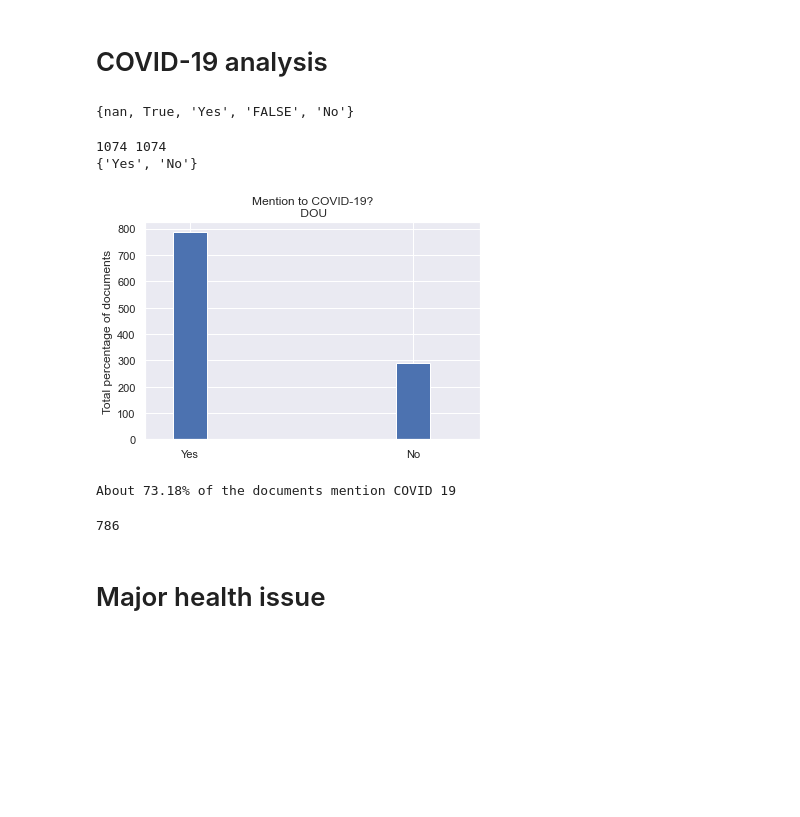
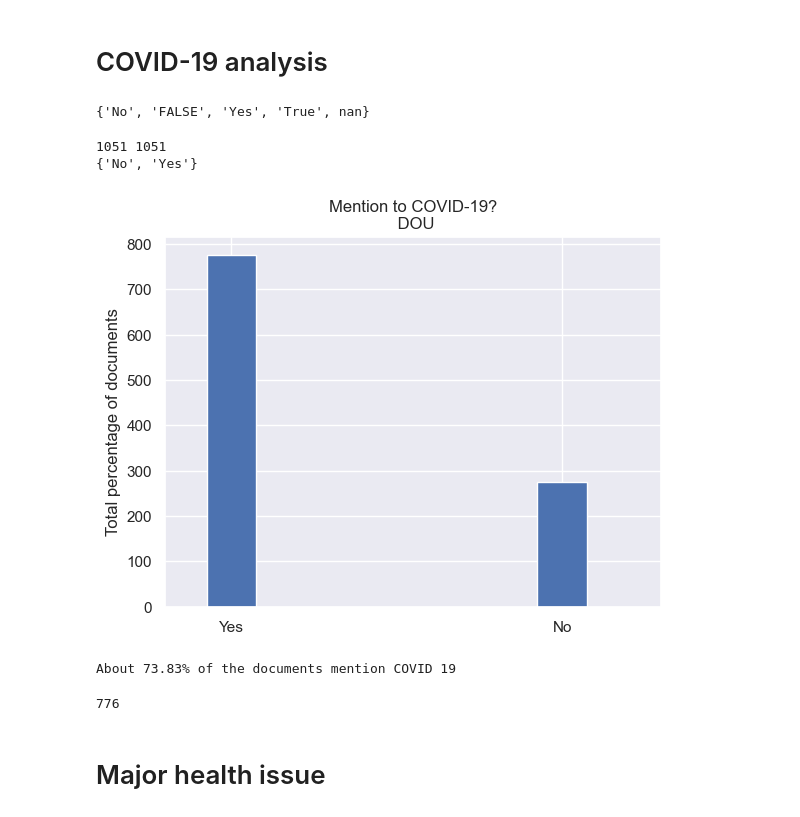
Before and after one commit to HLovisiEnnes/DOU_OMS, a Jupyter notebook: AnaliseDeDados.ipynb, the cells around one changed output. Cells and saved outputs as stored; diff of their text form; code cells hidden in the pictures; blank space fills up the shorter version.

```diff
--- a/AnaliseDeDados.ipynb
+++ b/AnaliseDeDados.ipynb
@@ -52,0 +13,3 @@ KeyboardInterrupt:
+# %%
+dou = pd.read_csv('dou.csv')
+dou
@@ -53,19 +30,19 @@ KeyboardInterrupt:
 # %% [markdown]
 # COVID-19 analysis
 # %%
-print(set(dou['mencao_covid'])) #check the possible answers to 'mencao_covid' question
+print(set(dou['covid'])) #check the possible answers to 'mencao_covid' question
 # %% [output]
-{nan, True, 'Yes', 'FALSE', 'No'}
+{'No', 'FALSE', 'Yes', 'True', nan}
 # %%
 '''
 For the nan documents, it was assumed the convention of letting the value of the entry be nan if equals the
 value above. Therefore, to have a list of only 'Yes' and 'No', we run the following
 '''
-covid_list = dou['mencao_covid'].to_list()
+covid_list = dou['covid'].to_list()
 covid_list_clean = []
 
 for el in covid_list:
-    if el == True:
+    if el == 'True':
         covid_list_clean.append('Yes')
     elif el == 'Yes':
         covid_list_clean.append('Yes')
@@ -78,29 +55,29 @@ for el in covid_list:
 
 print(len(covid_list), len(covid_list_clean)) #check if the new list has the same size as the previous one
 
-dou['mencao_covid'] = covid_list_clean #changes the mencao_covid column to the new one
+dou['covid'] = covid_list_clean #changes the mencao_covid column to the new one
 
-print(set(dou['mencao_covid'])) #check if it worked
+print(set(dou['covid'])) #check if it worked
 # %% [output]
-1074 1074
-{'Yes', 'No'}
+1051 1051
+{'No', 'Yes'}
 # %%
-plt.bar(['Yes', 'No'], [len(dou[dou['mencao_covid'] == 'Yes']),len(dou[dou['mencao_covid'] == 'No'])], width = 0.15)
+plt.bar(['Yes', 'No'], [len(dou[dou['covid'] == 'Yes']),len(dou[dou['covid'] == 'No'])], width = 0.15)
 plt.xlim(-0.2,1.3)
 plt.title('Mention to COVID-19?\n DOU')
 plt.ylabel('Total percentage of documents')
 plt.savefig('Graphs/covid.png',  bbox_inches='tight')
 plt.show()
 # %% [output]
-[figure, old version]
+[figure, new version]
 # %%
-print('About ' + str(round(len(dou[dou['mencao_covid'] == 'Yes'])/len(dou)*100,2)) + '% of the documents mention COVID 19')
+print('About ' + str(round(len(dou[dou['covid'] == 'Yes'])/len(dou)*100,2)) + '% of the documents mention COVID 19')
 # %% [output]
-About 73.18% of the documents mention COVID 19
+About 73.83% of the documents mention COVID 19
 # %%
-len(dou[dou['mencao_covid'] == 'Yes'])
+len(dou[dou['covid'] == 'Yes'])
 # %% [output]
-786
+776
 # %% [markdown]
 # Major health issue
 # %%
```
Also changed, not shown: parts of 51 cells of this notebook, 13 other files.
